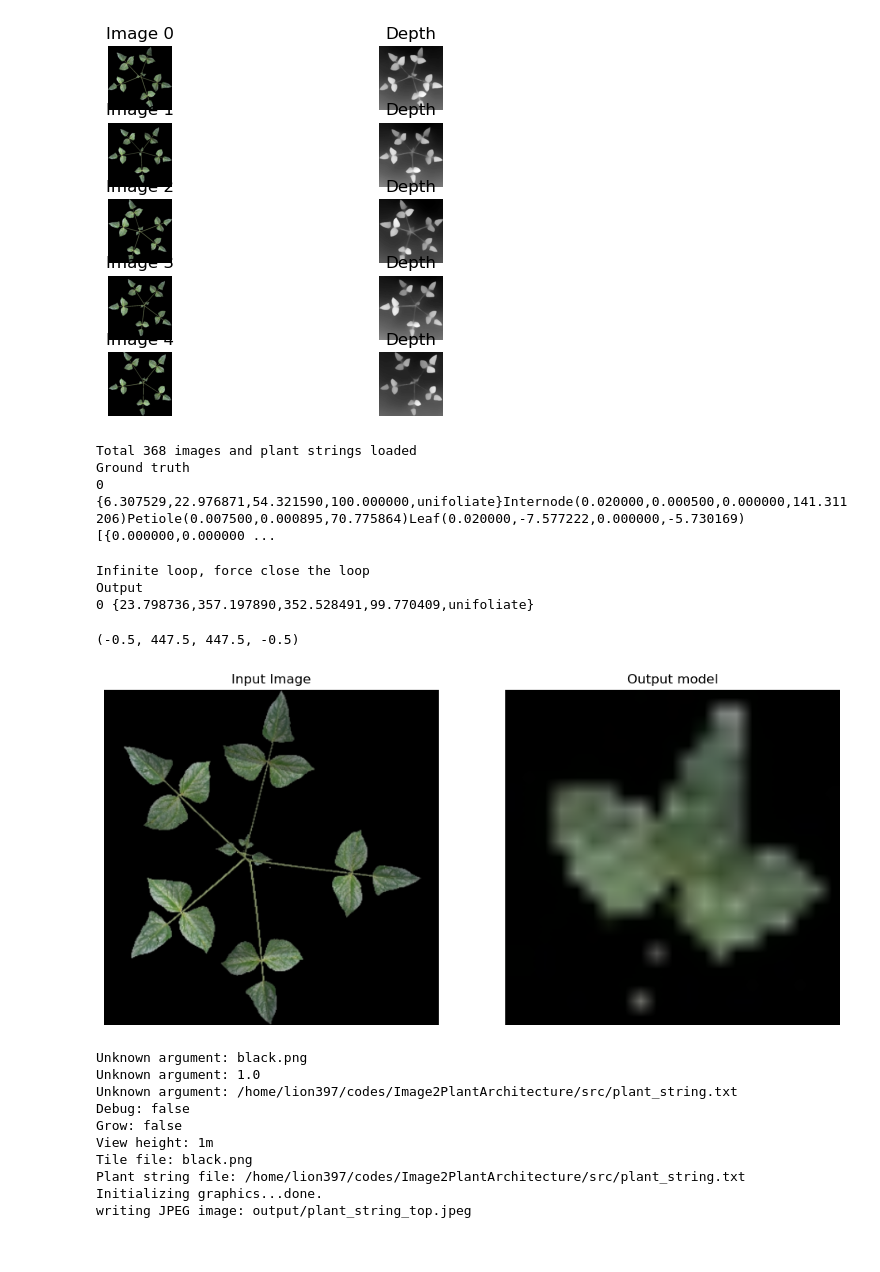
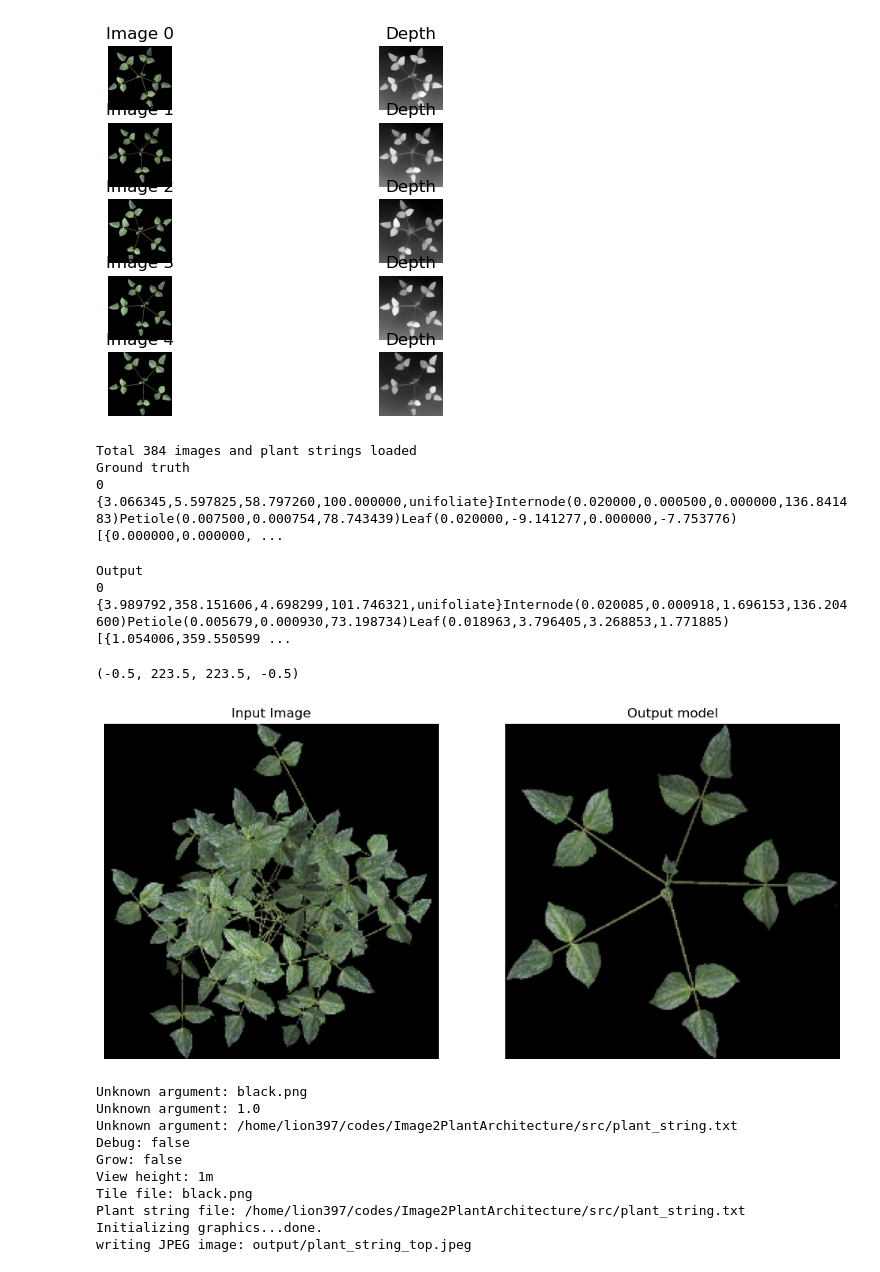
Before and after one commit to GEMINI-Breeding/Image2PlantArchitecture, a Jupyter notebook: src/evaluate.ipynb, the cells around one changed output. Drawn from its saved outputs; the diff is of its cells as text; code cells hidden in the pictures.

Commit message:
Roll back coes for the last mean collapse version

```diff
--- a/src/evaluate.ipynb
+++ b/src/evaluate.ipynb
@@ -29,13 +29,13 @@ from config import Config
 # %%
 eval_config = Config(mode='eval')
 device = eval_config.device
-device = 'cpu'
+#device = 'cpu'
 # %%
 from torch.utils.data import DataLoader
 from plant_dataset import PlantDataset
 
 transform = eval_config.transform
-image_size = 448
+image_size = 224
 
 from plant_tokenizer import PAD_token
 
@@ -44,7 +44,7 @@ import pickle
 dataset_dir = "../data/generated_dataset_Sep22_black"
 saved_train_dataset_name = os.path.join(dataset_dir,"train_dataset.pkl")
 saved_val_dataset_name = os.path.join(dataset_dir,"val_dataset.pkl")
-if os.path.exists(saved_train_dataset_name):
+if os.path.exists(saved_train_dataset_name) and False:
     if os.path.exists(saved_train_dataset_name):
         print("Loading plant dataset from .pkl file")
         with open(saved_train_dataset_name, "rb") as f:
@@ -103,7 +103,7 @@ for i in range(n):
 [figure]
 # %%
 from models.plightning import MainModule
-model = MainModule.load_from_checkpoint("/home/lion397/codes/Image2PlantArchitecture/log/Image2Helios_20240927_process_leaf_quaternion_ParamPAD/version_1/checkpoints/best_epoch=28.ckpt")
+model = MainModule.load_from_checkpoint("../log/Image2Helios_20240929_GenLossTest/version_2/checkpoints/best_epoch=01.ckpt")
 model = model.to(device)
 model.eval()
 model.freeze()
@@ -115,7 +115,7 @@ from models.model import get_tgt_mask
 from plant_dataset import collate_fn
 
 stages = ["003","010","016","023"]
-test_dataset = PlantDataset("../data/generated_dataset_Sep22_black", plot=["004"],stages=stages[0],
+test_dataset = PlantDataset("../data/generated_dataset_Sep22_black", plot=["004"],stages=stages[1],
                             transform=transform, use_depth=True, preload=False, process_leaf=True, image_size=image_size)
 gen_dataloader = DataLoader(test_dataset, batch_size=1, shuffle=True, collate_fn=collate_fn)
 
@@ -140,7 +140,7 @@ if 1:
     #img = cv2.cvtColor(img, cv2.COLOR_BGR2RGB)
     image_vis = img.astype(np.uint8)
     # plt.imshow(image_vis)
-    result = model.generate(image, max_len=10)
+    result = model.generate(image)
     # print(f"Example {idx}")
     # print(f"Input Structure: {token2vec(out.squeeze(0).tolist())}")
     # print(f"Input Token: {out.squeeze(0).tolist()}")
@@ -191,39 +191,38 @@ import cv2
 import matplotlib.pyplot as plt
 p2m = plantstring2model(program_path="PlantString2Model/build",program_name="PlantString2Model",display=":11.0", height=1.0,background_path="essets/black.png" )
 
 # Run
 p2m.run(plantstring_path=os.path.abspath("plant_string.txt"))
 generated_image_path = "output/plant_string_top.jpeg"
 
 # Load the image
 img = cv2.imread(generated_image_path)
 leaf_area, plant_width, plant_height, leaf_img, _ = process_leaf_image(img,sqaure_crop=True, thr = 0.2)
 # Plot the processed image
 # plt.imshow(cv2.cvtColor(img, cv2.COLOR_BGR2RGB))
 
 
 # Plot the original and processed images
 fig, axes = plt.subplots(1, 2, figsize=(12, 6))
 
 # Original image
 axes[0].imshow(image_vis[:,:,0:3])
 axes[0].set_title("Input Image")
 axes[0].axis('off')
 
 # Processed image
 img = cv2.resize(leaf_img,(image_size,image_size))
 axes[1].imshow(cv2.cvtColor(img, cv2.COLOR_BGR2RGB))
 axes[1].set_title("Output model")
 axes[1].axis('off')
 # %% [output]
-Total 368 images and plant strings loaded
+Total 384 images and plant strings loaded
 Ground truth
-0 {6.307529,22.976871,54.321590,100.000000,unifoliate}Internode(0.020000,0.000500,0.000000,141.311206)Petiole(0.007500,0.000895,70.775864)Leaf(0.020000,-7.577222,0.000000,-5.730169)[{0.000000,0.000000 ...
+0 {3.066345,5.597825,58.797260,100.000000,unifoliate}Internode(0.020000,0.000500,0.000000,136.841483)Petiole(0.007500,0.000754,78.743439)Leaf(0.020000,-9.141277,0.000000,-7.753776)[{0.000000,0.000000, ...
-Infinite loop, force close the loop
 Output
-0 {23.798736,357.197890,352.528491,99.770409,unifoliate}
+0 {3.989792,358.151606,4.698299,101.746321,unifoliate}Internode(0.020085,0.000918,1.696153,136.204600)Petiole(0.005679,0.000930,73.198734)Leaf(0.018963,3.796405,3.268853,1.771885)[{1.054006,359.550599 ...
-(-0.5, 447.5, 447.5, -0.5)
+(-0.5, 223.5, 223.5, -0.5)
-[figure, old version]
+[figure, new version]
 # %%
 from plantstring2model import plantstring2model
 p2m = plantstring2model(program_path="PlantString2Model/build",program_name="PlantString2Model",display=":11.0",
```
Also changed, not shown: 6 other files.
